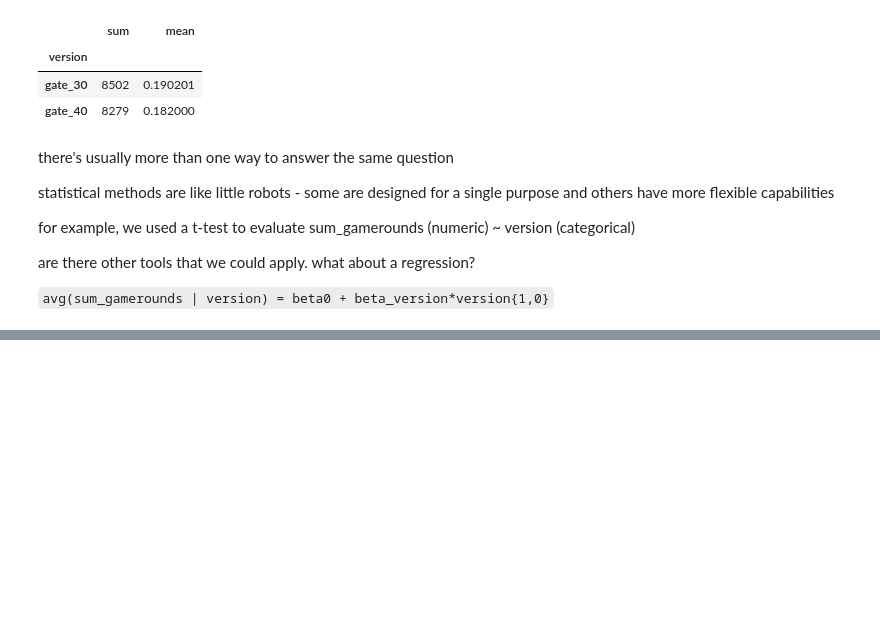
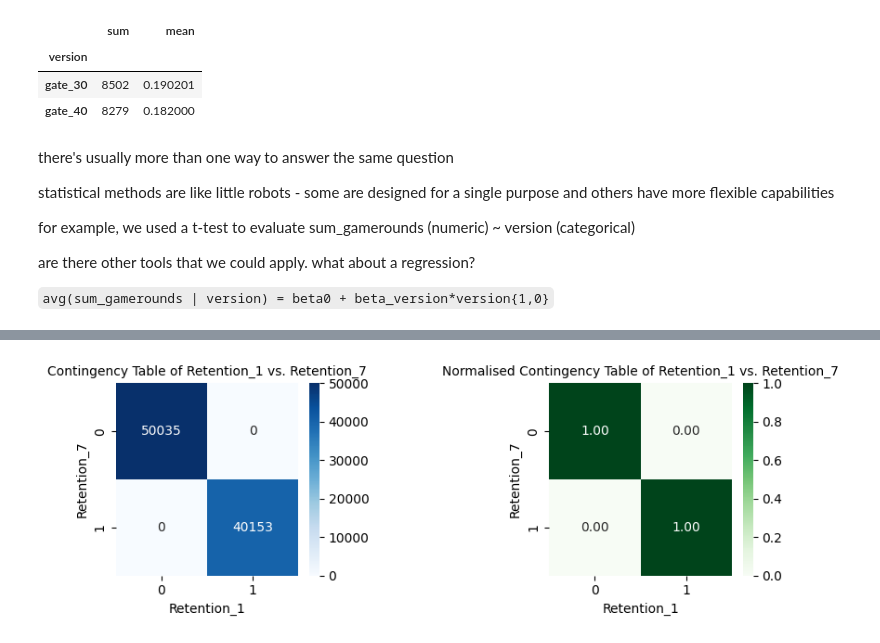
Before and after one commit to project-palooza/causal_inference, a Jupyter notebook: notebooks/rct.ipynb, the cells around one changed output, grey strips where cells are left out. Saved outputs shown, nothing was run; the diff lists cells and outputs as text; code cells hidden in the pictures; blank space fills up the shorter version.

```diff
--- a/notebooks/rct.ipynb
+++ b/notebooks/rct.ipynb
@@ -275,0 +479,27 @@ Power for t_test: 0.994
+# %%
+# Contingency tables of retention_1 vs. retention_7 (original and normalised)
+
+def plot_contingency_tables(contingency_table):
+    fig, axes = plt.subplots(1,2, figsize=(8, 3))
+    fig.subplots_adjust(wspace= 1.2)
+
+    sns.heatmap(contingency_table, cmap='Blues', annot=True, fmt='d', ax= axes[0])
+    axes[0].set_title('Contingency Table of Retention_1 vs. Retention_7', fontsize=10)
+    axes[0].set_xlabel('Retention_1')
+    axes[0].set_ylabel('Retention_7')
+
+    # Normalising contingency table to show proportions
+    normalised_contingency_table = contingency_table / contingency_table.sum(axis=1).values.reshape(-1, 1)
+
+    sns.heatmap(normalised_contingency_table, cmap='Greens', annot=True, fmt = '.2f', ax= axes[1])
+    axes[1].set_title('Normalised Contingency Table of Retention_1 vs. Retention_7', fontsize=10)
+    axes[1].set_xlabel('Retention_1')
+    axes[1].set_ylabel('Retention_7')
+
+    plt.tight_layout()
+    plt.subplots_adjust(wspace= 0.9)
+    plt.show()
+
+plot_contingency_tables(contingency_table)
+# %% [output]
+[figure, added]
```
Also changed, not shown: parts of 22 cells of this notebook.
